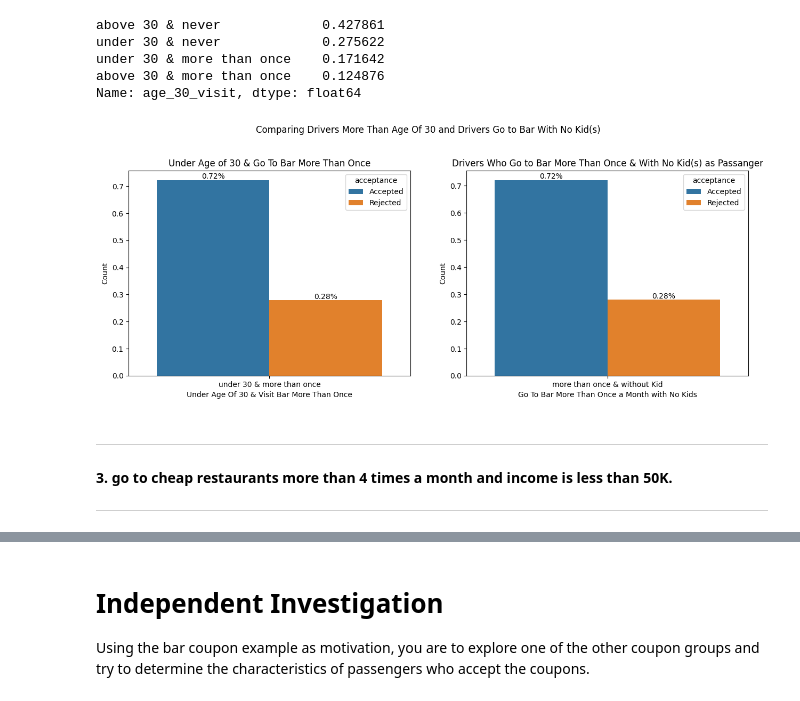
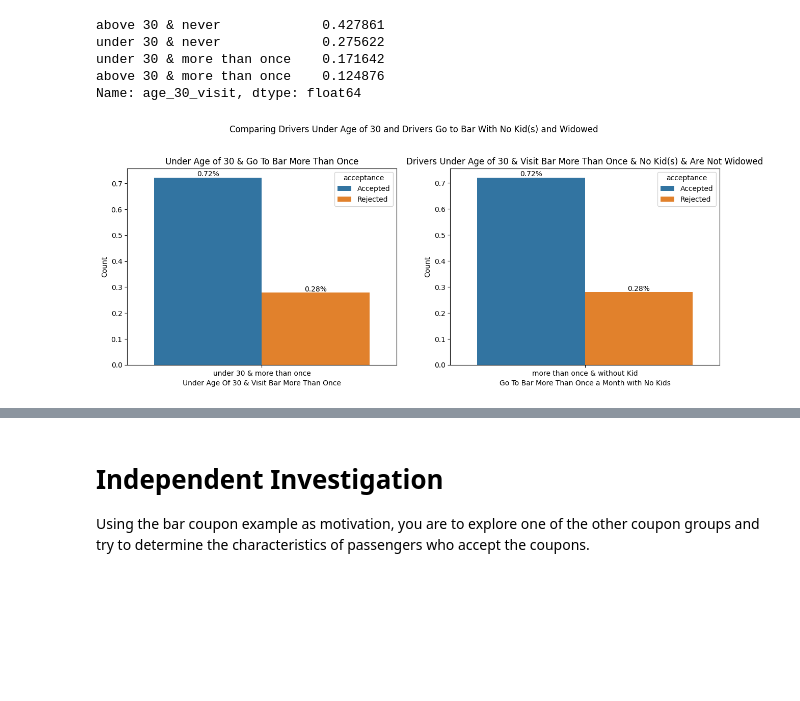
Before and after one commit to arezazadeh/EDA-Coupon_Acceptance, a Jupyter notebook: coupon_activity.ipynb, the cells around one changed output, grey strips where cells are left out. Saved outputs shown, nothing was run; the diff lists cells and outputs as text; code cells hidden in the pictures; blank space fills up the shorter version.

```diff
--- a/coupon_activity.ipynb
+++ b/coupon_activity.ipynb
@@ -531,7 +551,9 @@ grp_by_visit_passanger.sort_values(by="acceptance", ascending=True, inplace=True
 # %%
+# plotting
+
 plt.figure(figsize=(15, 7))
 
-visit_passanger_plt = sns.barplot(data=grp_by_visit_passanger, x="visit_passanger", y="count", hue="acceptance");
+visit_passanger_plt = sns.barplot(data=df_visit_passanger, x="visit_passanger", y="count", hue="acceptance");
 
 visit_passanger_plt.set(
     title="Drivers With No Kid(s) and Occupation other than Farming, Fishing and Forestry",
@@ -540,6 +562,9 @@ visit_passanger_plt.set(
 )
 plt.xticks(rotation=45);
 
+
+# labeling the bar with their values
+
 for i in visit_passanger_plt.containers:
     labels = list(map(lambda x: str(round(x, 2)) + "%", i.datavalues))
     visit_passanger_plt.bar_label(i, labels=labels)
@@ -579,12 +614,19 @@ bar_coupons.head()
 # %%
-# 1.
+# filtering based on age under 30 and more than once visit with no Kid(s) as passanger and not Widowed
 
-more_than_once_no_kids_no_widowed = bar_coupons.query("age_30_visit == 'under 30 & more than once' & passanger != 'Kid(s)' & maritalStatus != 'Widowed'")\
-[["visit_passanger","acceptance"]].value_counts(normalize=True).reset_index()
+more_than_once_no_kids_no_widowed = bar_coupons.query(
+            "age_30_visit == 'under 30 & more than once' & passanger != 'Kid(s)' & maritalStatus != 'Widowed'"
+        )
+
+# get the value counts and normalizing it
+more_than_once_no_kids_no_widowed_value_count = more_than_once_no_kids_no_widowed[["visit_passanger","acceptance"]].value_counts(normalize=True).reset_index()
 
 
-more_than_once_no_kids_no_widowed_plt = sns.barplot(data=more_than_once_no_kids_no_widowed, x="visit_passanger", y=0, hue="acceptance");
+# plotting
+more_than_once_no_kids_no_widowed_plt = sns.barplot(data=more_than_once_no_kids_no_widowed_value_count, x="visit_passanger", y=0, hue="acceptance");
 
+
+# labeling the bars with their values
 
 for i in more_than_once_no_kids_no_widowed_plt.containers:
     more_than_once_no_kids_no_widowed_plt.bar_label(i, )
@@ -620,8 +647,16 @@ under 30 & more than once    0.171642
 above 30 & more than once    0.124876
 Name: age_30_visit, dtype: float64
 # %%
-age_30_visit = bar_coupons.groupby("age_30_visit")[["age_30_visit", "acceptance"]].value_counts(normalize=True)\
-.reset_index().rename(columns={0: "count"})
+# filtering for only age under 30 and visit Bar more than once
+
+grpby_age_30_visit = bar_coupons.groupby("age_30_visit")
+
+age_30_visit_normalized = grpby_age_30_visit[["age_30_visit", "acceptance"]].value_counts(normalize=True).reset_index()
+
+# renaming the column 0 for readability
+age_30_visit_normalized = age_30_visit_normalized.rename(columns={0: "count"})
+
+# sorting the values so accepted shows up first for coloring purpose in ploting
 age_30_visit.sort_values(by="acceptance", ascending=True, inplace=True)
 # %%
 # Plot Code Block...
@@ -631,41 +666,35 @@ plt.figure(figsize=(15, 5))
 
 
 plt.subplot(121)
 
-age_more_30_barplt = sns.barplot(data=age_30_visit.query("age_30_visit == 'under 30 & more than once'"), x="age_30_visit", y="count", hue="acceptance")
+age_more_30_barplt = sns.barplot(data=age_30_visit_normalized.query("age_30_visit == 'under 30 & more than once'"), x="age_30_visit", y="count", hue="acceptance")
 
 age_more_30_barplt.set(title="Under Age of 30 & Go To Bar More Than Once");
 
 plt.xlabel("Under Age Of 30 & Visit Bar More Than Once");
 plt.ylabel("Count");
 
 
 plt.subplot(122)
-more_than_once_nokid_barplt = sns.barplot(data=more_than_once_no_kids_no_widowed, x="visit_passanger", y=0, hue="acceptance");
+more_than_once_nokid_barplt = sns.barplot(data=more_than_once_no_kids_no_widowed_value_count, x="visit_passanger", y=0, hue="acceptance");
 
-more_than_once_nokid_barplt.set_title("Drivers Who Go to Bar More Than Once & With No Kid(s) as Passanger")
+more_than_once_nokid_barplt.set_title("Drivers Under Age of 30 & Visit Bar More Than Once & No Kid(s) & Are Not Widowed")
 
 
 plt.xlabel("Go To Bar More Than Once a Month with No Kids");
 plt.ylabel("Count");
 
-plt.suptitle("Comparing Drivers More Than Age Of 30 and Drivers Go to Bar With No Kid(s)", y=1.05)
+plt.suptitle("Comparing Drivers Under Age of 30 and Drivers Go to Bar With No Kid(s) and Widowed", y=1.05)
 
 
 # idea and reasearch done by Bryan Walsh
 for i in age_more_30_barplt.containers:
     labels = list(map(lambda x: str(round(x, 2)) + "%", i.datavalues))
     age_more_30_barplt.bar_label(i, labels=labels)
 
 
 for i in more_than_once_nokid_barplt.containers:
     labels = list(map(lambda x: str(round(x, 2)) + "%", i.datavalues))
     more_than_once_nokid_barplt.bar_label(i, labels=labels)
 # %% [output]
-[figure, old version]
+[figure, new version]
-# %% [markdown]
-<hr>
-
-**3. go to cheap restaurants more than 4 times a month and income is less than 50K.**
-
-<hr>
```
Also changed, not shown: parts of 44 cells of this notebook, 4 other files.
